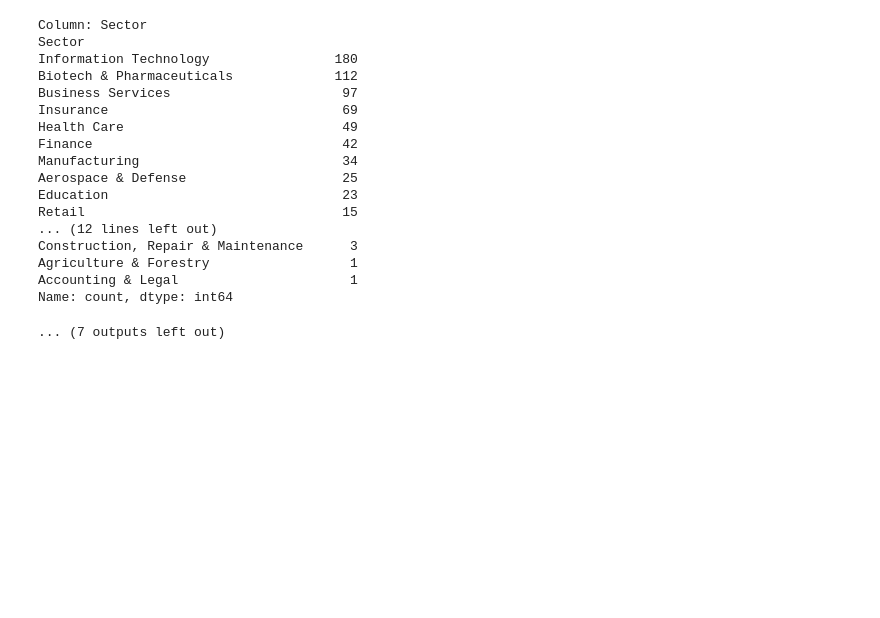
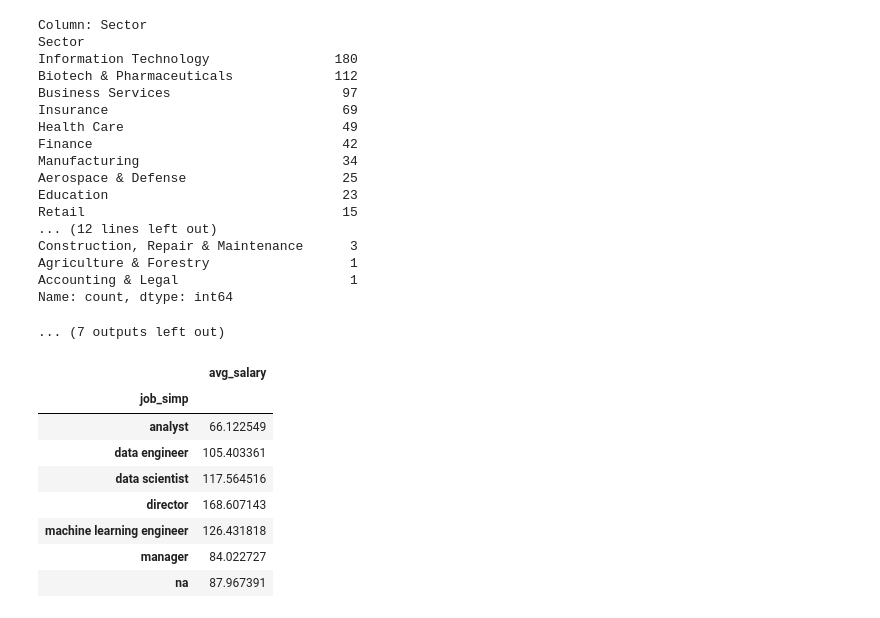
Before and after one commit to Rav3nsteel35/ds_salary_proj, a Jupyter notebook: data_cleaning.ipynb, the cells around one changed output. Cells and saved outputs as stored; diff of their text form; code cells hidden in the pictures; blank space fills up the shorter version.

```diff
--- a/data_cleaning.ipynb
+++ b/data_cleaning.ipynb
@@ -291,3 +291,15 @@ Agriculture & Forestry                  1
 Accounting & Legal                      1
 Name: count, dtype: int64
 ... (7 outputs left out)
+# %%
+pd.pivot_table(df, index=['job_simp'], values=['avg_salary'])
+# %% [output]
+|  | avg_salary |
+| job_simp |  |
+| analyst | 66.122549 |
+| data engineer | 105.403361 |
+| data scientist | 117.564516 |
+| director | 168.607143 |
+| machine learning engineer | 126.431818 |
+| manager | 84.022727 |
+| na | 87.967391 |
```
Also changed, not shown: parts of 2 cells of this notebook.
